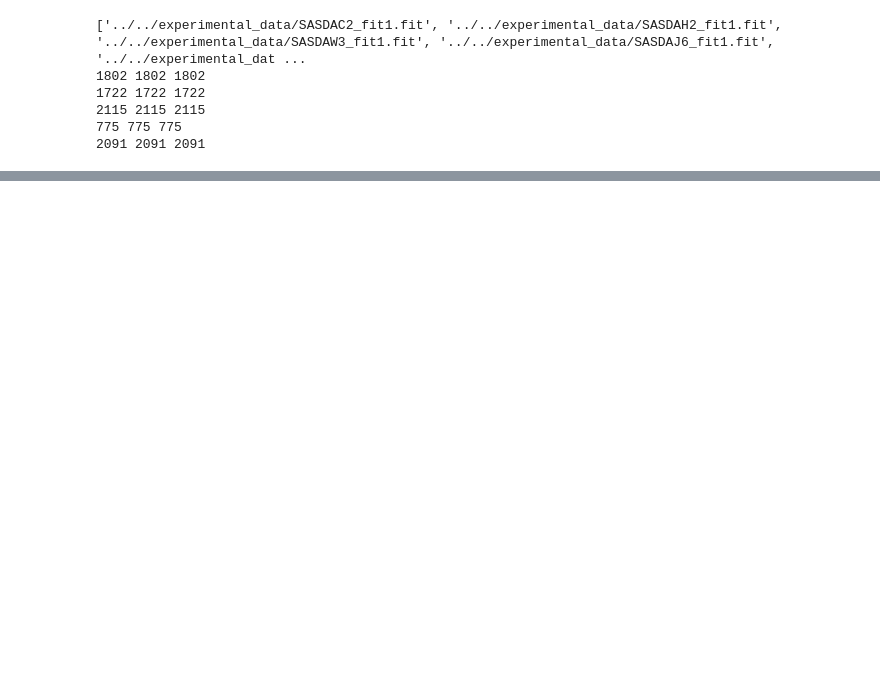
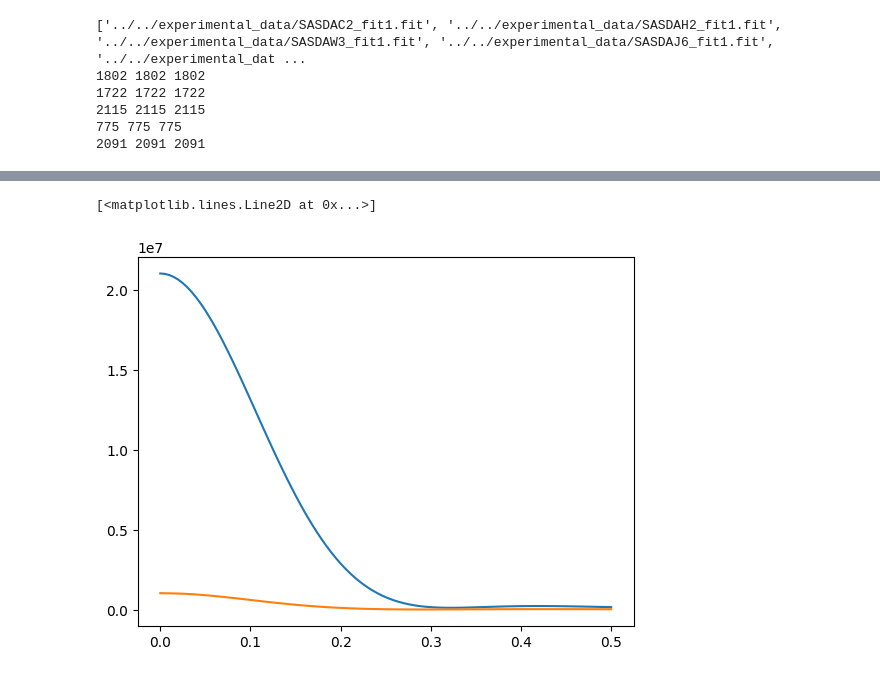
Before and after one commit to IVinterbladh/SAXSpy, a Jupyter notebook: SAXSpy/source_code/main_testing.ipynb, the cells around one changed output, grey strips where cells are left out. Cells and saved outputs as stored; diff of their text form; code cells hidden in the pictures; blank space fills up the shorter version.

```diff
--- a/SAXSpy/source_code/main_testing.ipynb
+++ b/SAXSpy/source_code/main_testing.ipynb
@@ -200,0 +186,11 @@ Chi-squared for PEPSI SASDAJ6: 1.2826300416744973
+# %%
+amino_acids, coordinates = load_xyz(xyz_files[0])
+water_pos = generate_hydration_shell(coordinates, cell_size=5.0, padding=12.0, min_dist=5.0, shell_width=5.0)
+qvals, Iqvals = debye.calculate_Iq(xyz_files[0], poly_coeffs, water_pos)
+Iq_tot, Iat, Iev, Ihs, atev, aths, evhs, q_pepsi, pepsi_scaling = read_profile_pepsi(f"{pepsi_path+name}_fit1_model1.out" , f"{pepsi_path+name}_fit1_model1.log")
+# %%
+plt.plot(qvals, Iqvals)
+plt.plot(q_pepsi, Iq_tot)
+# %% [output]
+[<matplotlib.lines.Line2D at 0x...>]
+[figure, added]
```
Also changed, not shown: parts of 7 cells of this notebook, 23 other files.
